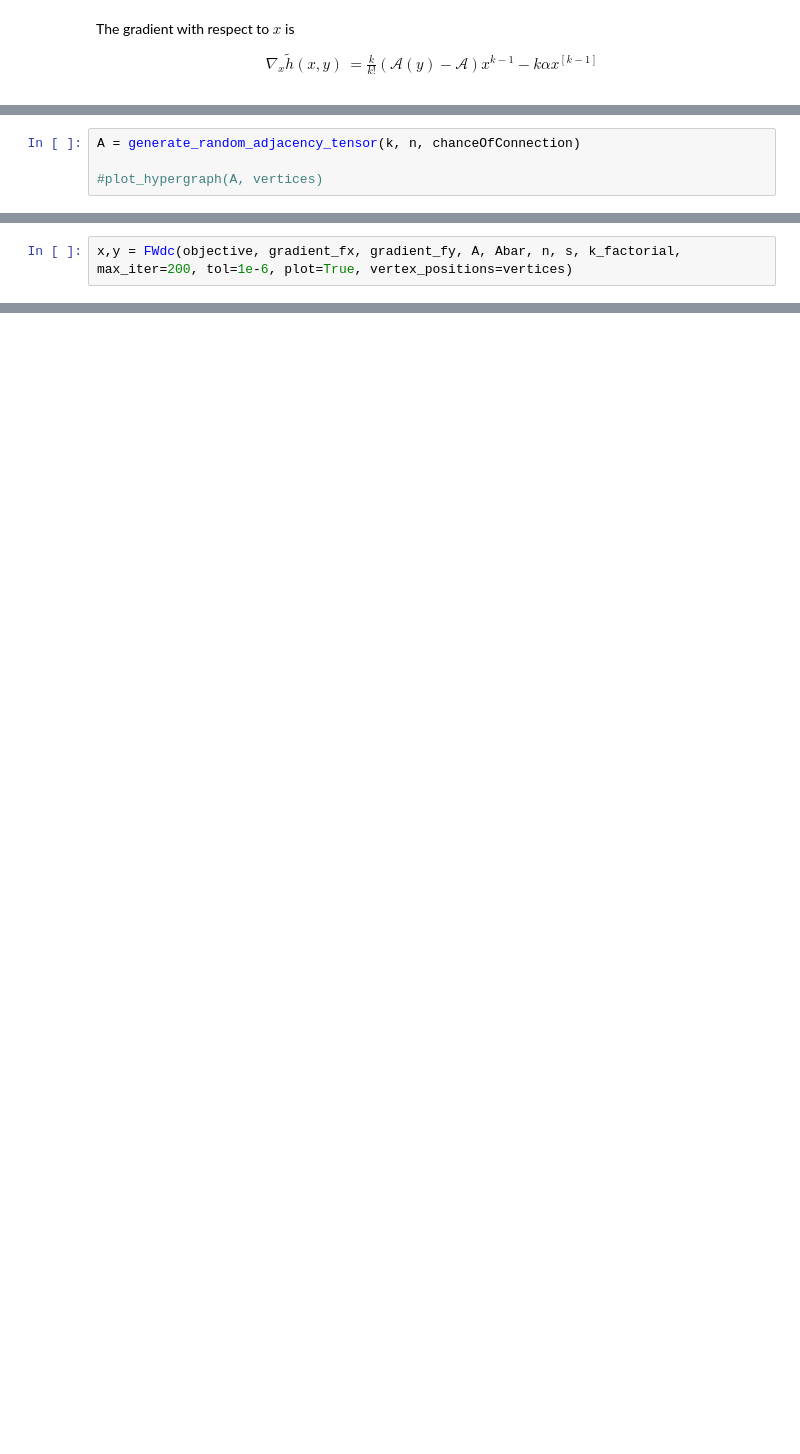
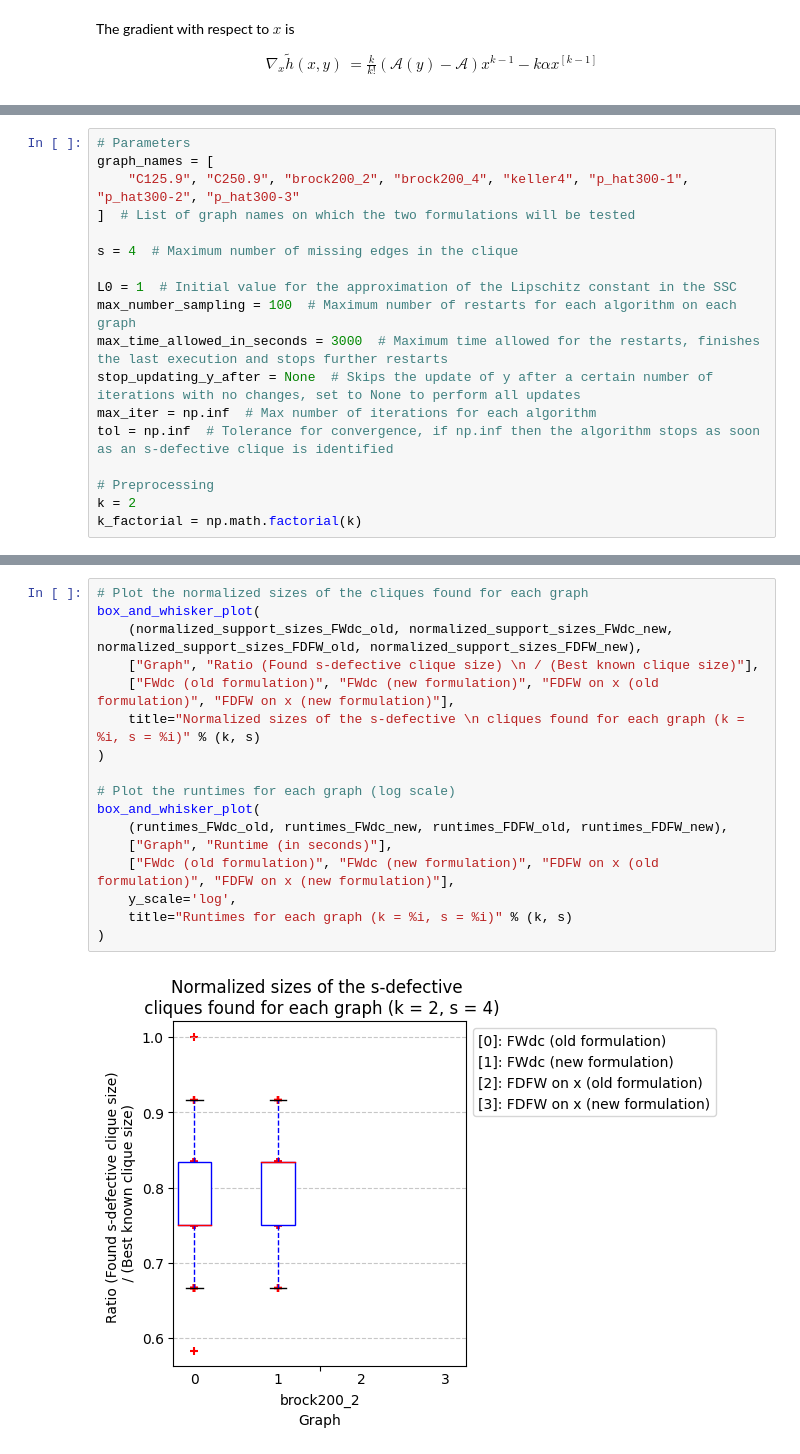
Before and after one commit to DorianGailhard/M2Internship, a Jupyter notebook: dcHypergraphsTest.ipynb, the cells around one changed output, grey strips where cells are left out. Saved outputs shown, nothing was run; the diff lists cells and outputs as text; blank space fills up the shorter version.

```diff
--- a/dcHypergraphsTest.ipynb
+++ b/dcHypergraphsTest.ipynb
@@ -668,4 +526,0 @@ vertices = np.array(np.meshgrid(x_values, y_values)).reshape(2,-1)
-# %%
-A = generate_random_adjacency_tensor(k, n, chanceOfConnection)
-
-#plot_hypergraph(A, vertices)
@@ -680,2 +526,0 @@ gradient_fy = lambda x,y: objective_function_gradient_y(Abar, x, y, k_factorial,
-# %%
-x,y = FWdc(objective, gradient_fx, gradient_fy, A, Abar, n, s, k_factorial, max_iter=200, tol=1e-6, plot=True, vertex_positions=vertices)
@@ -718,0 +1838,18 @@ plot_fake_edges_and_final_clique(A, vertices, x, y)
+# %%
+# Parameters
+graph_names = [
+    "C125.9", "C250.9", "brock200_2", "brock200_4", "keller4", "p_hat300-1", "p_hat300-2", "p_hat300-3"
+]  # List of graph names on which the two formulations will be tested
+
+s = 4  # Maximum number of missing edges in the clique
+
+L0 = 1  # Initial value for the approximation of the Lipschitz constant in the SSC
+max_number_sampling = 100  # Maximum number of restarts for each algorithm on each graph
+max_time_allowed_in_seconds = 3000  # Maximum time allowed for the restarts, finishes the last execution and stops further restarts
+stop_updating_y_after = None  # Skips the update of y after a certain number of iterations with no changes, set to None to perform all updates
+max_iter = np.inf  # Max number of iterations for each algorithm
+tol = np.inf  # Tolerance for convergence, if np.inf then the algorithm stops as soon as an s-defective clique is identified
+
+# Preprocessing
+k = 2
+k_factorial = np.math.factorial(k)
@@ -718,0 +2004,19 @@ plot_fake_edges_and_final_clique(A, vertices, x, y)
+# %%
+# Plot the normalized sizes of the cliques found for each graph
+box_and_whisker_plot(
+    (normalized_support_sizes_FWdc_old, normalized_support_sizes_FWdc_new, normalized_support_sizes_FDFW_old, normalized_support_sizes_FDFW_new),
+    ["Graph", "Ratio (Found s-defective clique size) \n / (Best known clique size)"],
+    ["FWdc (old formulation)", "FWdc (new formulation)", "FDFW on x (old formulation)", "FDFW on x (new formulation)"],
+    title="Normalized sizes of the s-defective \n cliques found for each graph (k = %i, s = %i)" % (k, s)
+)
+
+# Plot the runtimes for each graph (log scale)
+box_and_whisker_plot(
+    (runtimes_FWdc_old, runtimes_FWdc_new, runtimes_FDFW_old, runtimes_FDFW_new),
+    ["Graph", "Runtime (in seconds)"],
+    ["FWdc (old formulation)", "FWdc (new formulation)", "FDFW on x (old formulation)", "FDFW on x (new formulation)"],
+    y_scale='log',
+    title="Runtimes for each graph (k = %i, s = %i)" % (k, s)
+)
+# %% [output]
+[figure, added]
```
Also changed, not shown: parts of 85 cells of this notebook.
